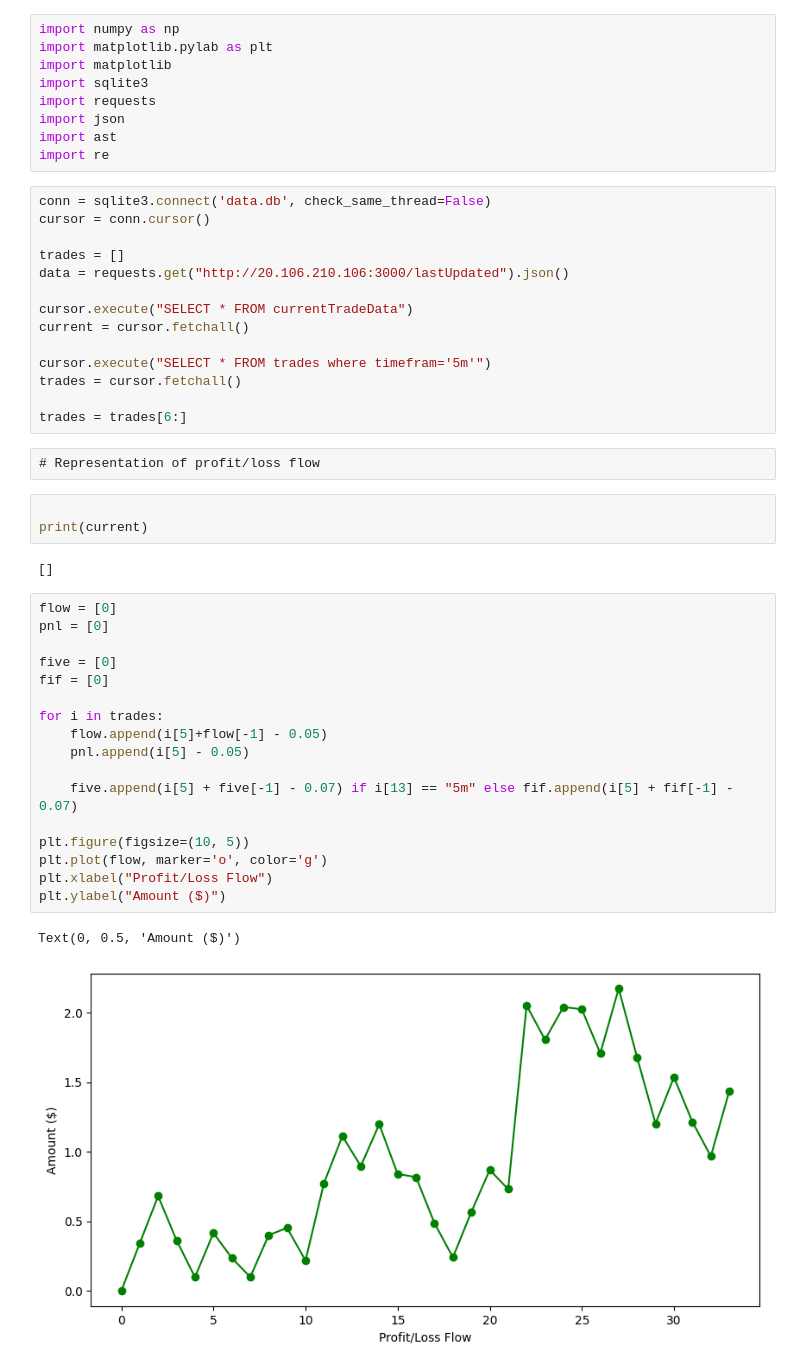
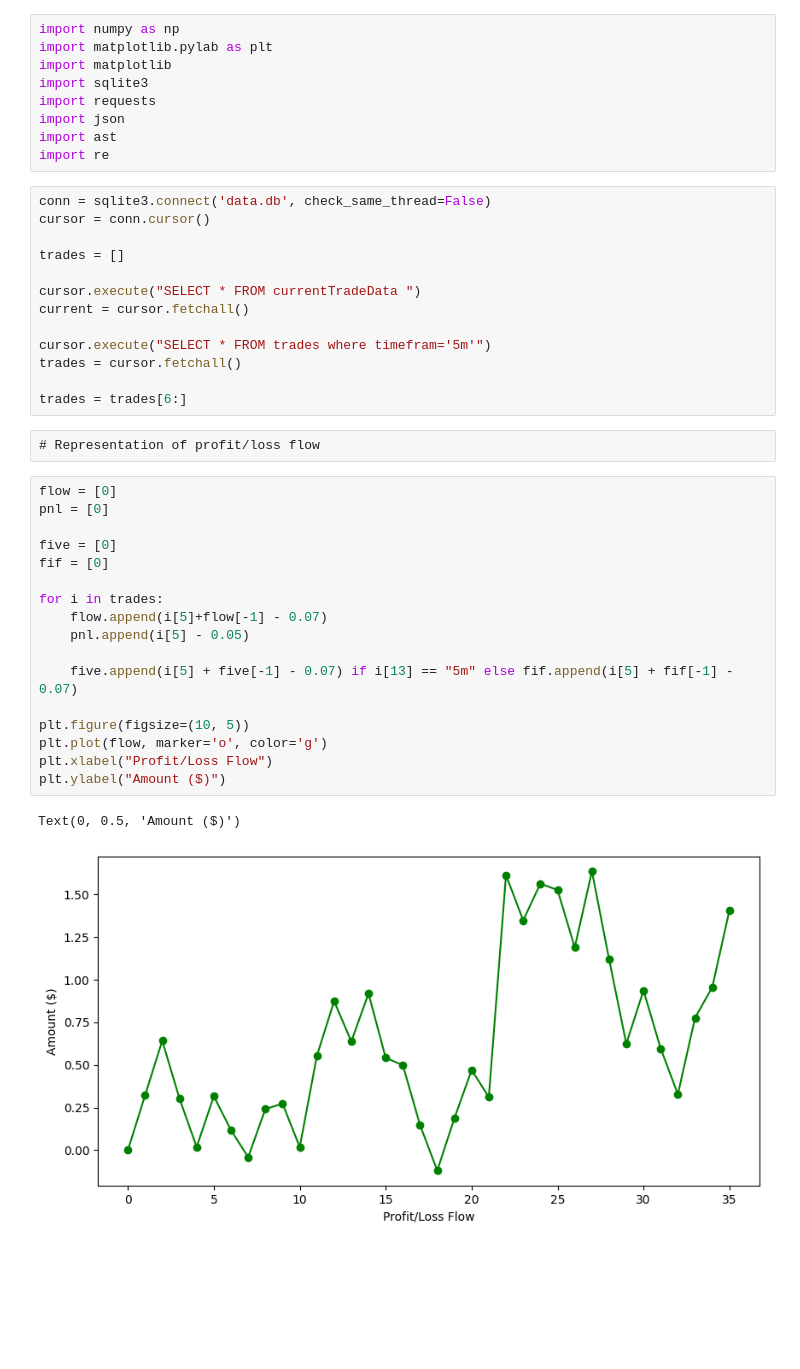
Before and after one commit to KasunKX/tradingbot-2, a Jupyter notebook: visual.ipynb, the cells around one changed output. Saved outputs shown, nothing was run; the diff lists cells and outputs as text; blank space fills up the shorter version.

```diff
--- a/visual.ipynb
+++ b/visual.ipynb
@@ -14,9 +14,8 @@ conn = sqlite3.connect('data.db', check_same_thread=False)
 cursor = conn.cursor()
 
 trades = []
-data = requests.get("http://20.106.210.106:3000/lastUpdated").json()
 
-cursor.execute("SELECT * FROM currentTradeData")
+cursor.execute("SELECT * FROM currentTradeData ")
 current = cursor.fetchall()
 
 cursor.execute("SELECT * FROM trades where timefram='5m'")
@@ -25,28 +24,23 @@ trades = cursor.fetchall()
 trades = trades[6:]
 # %% [raw]
 # Representation of profit/loss flow
-# %%
-
-print(current)
-# %% [output]
-[]
 # %%
 flow = [0]
 pnl = [0]
 
 five = [0]
 fif = [0]
 
 for i in trades:
-    flow.append(i[5]+flow[-1] - 0.05)
+    flow.append(i[5]+flow[-1] - 0.07)
     pnl.append(i[5] - 0.05)
 
     five.append(i[5] + five[-1] - 0.07) if i[13] == "5m" else fif.append(i[5] + fif[-1] - 0.07)
 
 plt.figure(figsize=(10, 5))
 plt.plot(flow, marker='o', color='g')
 plt.xlabel("Profit/Loss Flow")
 plt.ylabel("Amount ($)")
 # %% [output]
 Text(0, 0.5, 'Amount ($)')
-[figure, old version]
+[figure, new version]
```
Also changed, not shown: parts of 5 cells of this notebook, 4 other files.
